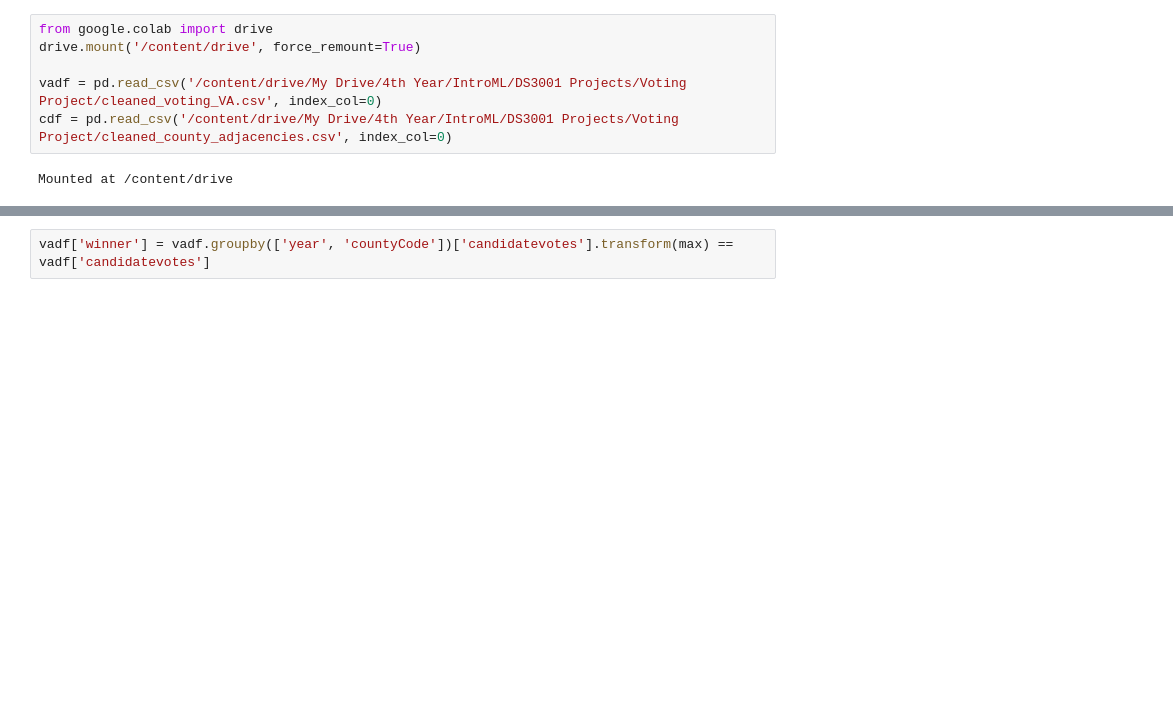
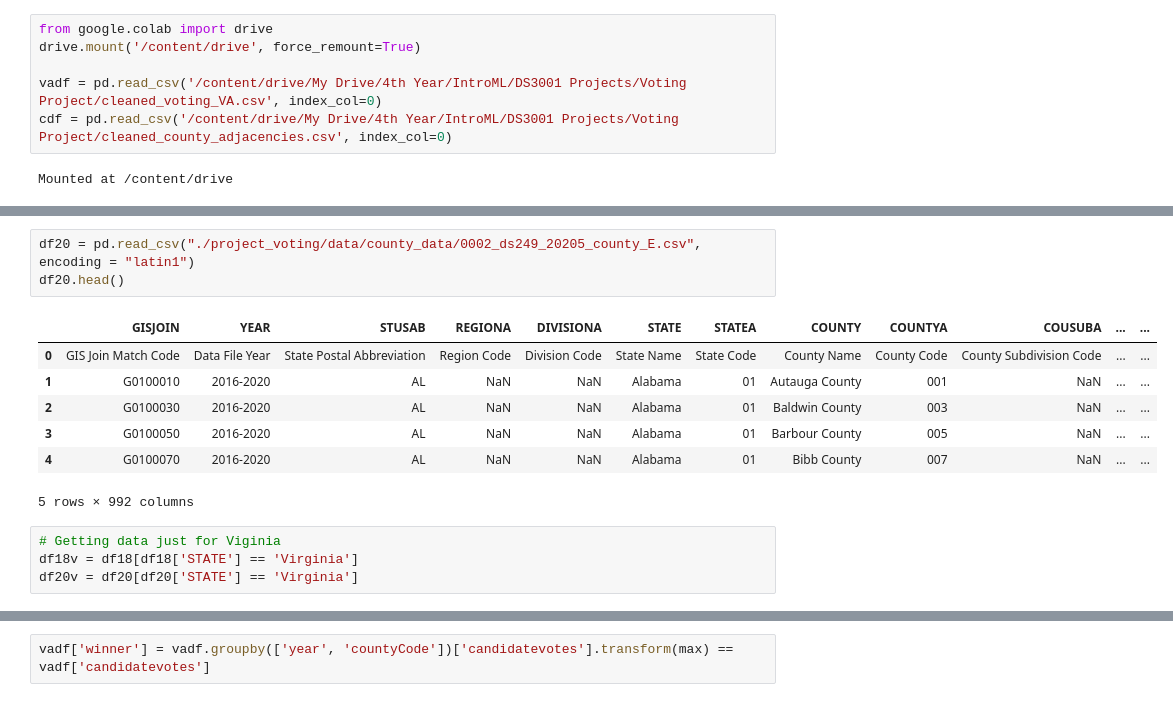
Before and after one commit to kelseymatsik/project_voting, a Jupyter notebook: voting_model_building_tori.ipynb, the cells around one changed output, grey strips where cells are left out. Saved outputs shown, nothing was run; the diff lists cells and outputs as text; blank space fills up the shorter version.

```diff
--- a/voting_model_building_tori.ipynb
+++ b/voting_model_building_tori.ipynb
@@ -36,0 +56,15 @@ vadf.head()
+# %%
+df20 = pd.read_csv("./project_voting/data/county_data/0002_ds249_20205_county_E.csv", encoding = "latin1")
+df20.head()
+# %% [output]
+|  | GISJOIN | YEAR | STUSAB | REGIONA | DIVISIONA | STATE | STATEA | COUNTY | COUNTYA | COUSUBA | ... | ... |
+| 0 | GIS Join Match Code | Data File Year | State Postal Abbreviation | Region Code | Division Code | State Name | State Code | County Name | County Code | County Subdivision Code | ... | ... |
+| 1 | G0100010 | 2016-2020 | AL | NaN | NaN | Alabama | 01 | Autauga County | 001 | NaN | ... | ... |
+| 2 | G0100030 | 2016-2020 | AL | NaN | NaN | Alabama | 01 | Baldwin County | 003 | NaN | ... | ... |
+| 3 | G0100050 | 2016-2020 | AL | NaN | NaN | Alabama | 01 | Barbour County | 005 | NaN | ... | ... |
+| 4 | G0100070 | 2016-2020 | AL | NaN | NaN | Alabama | 01 | Bibb County | 007 | NaN | ... | ... |
+5 rows × 992 columns
+# %%
+# Getting data just for Viginia
+df18v = df18[df18['STATE'] == 'Virginia']
+df20v = df20[df20['STATE'] == 'Virginia']
```
Also changed, not shown: parts of 22 cells of this notebook.
